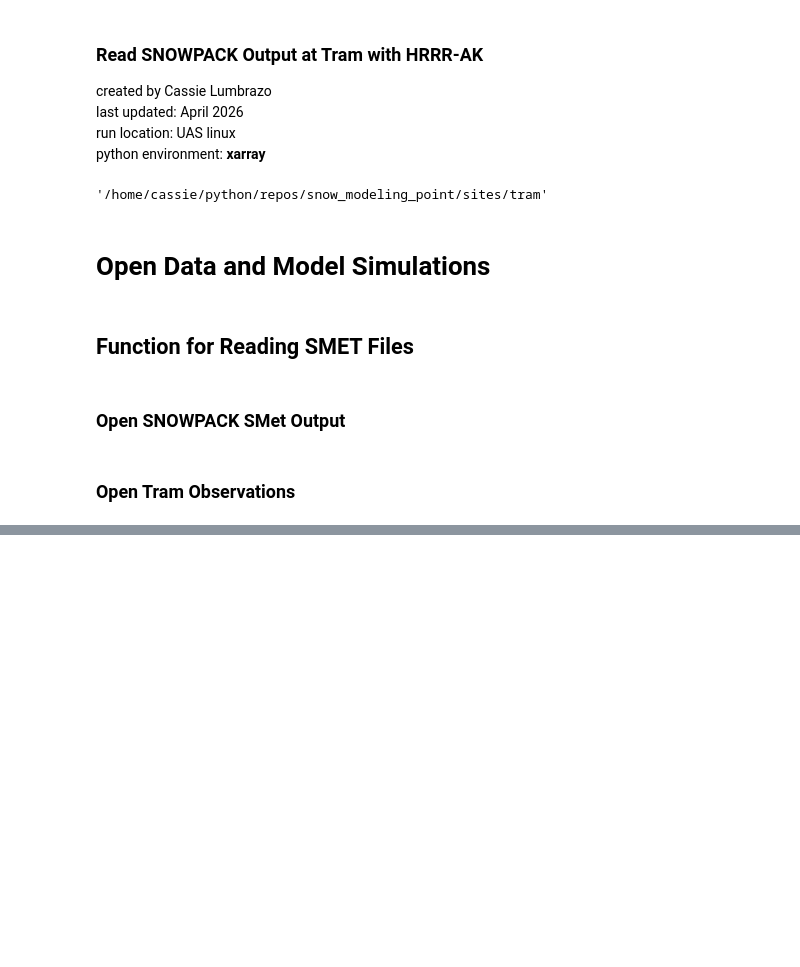
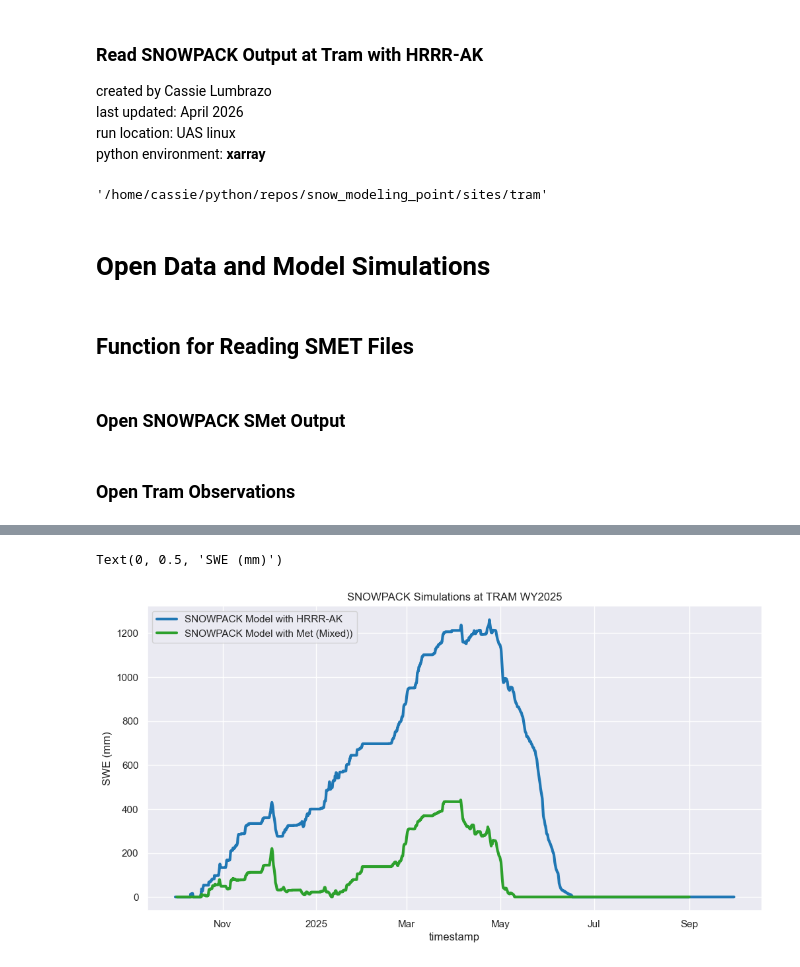
Before and after one commit to cassielumbrazo/snow_modeling_point, a Jupyter notebook: sites/tram/3_read_snowpack_output_tram_WY2025.ipynb, the cells around one changed output, grey strips where cells are left out. Saved outputs shown, nothing was run; the diff lists cells and outputs as text; code cells hidden in the pictures; blank space fills up the shorter version.

```diff
--- a/sites/tram/3_read_snowpack_output_tram_WY2025.ipynb
+++ b/sites/tram/3_read_snowpack_output_tram_WY2025.ipynb
@@ -130,0 +142,16 @@ plt.legend()
+# %%
+ds_snowpack_hrrrak.SWE.plot(label = 'SNOWPACK Model with HRRR-AK', linewidth = 3, color='tab:blue')
+ds_snowpack_met_hrrrak.SWE.plot(label = 'SNOWPACK Model with Met (Mixed))', linewidth = 3, color='tab:green')
+# ds_snowpack_met_hrrrak_ffill.SWE.plot(label = 'SNOWPACK Model with Met (Mixed) + Ffill', linewidth = 3, color='tab:red')
+# ds_snowpack_met_hrrrak_scale.SWE.plot(label = 'SNOWPACK Mod?el with Met (Mixed) + Ffill', linewidth = 3, color='tab:orange')
+
+
+plt.title('SNOWPACK Simulations at TRAM WY2025')
+plt.legend(loc = 'upper left')
+
+# plt.ylim([-10, 300])
+
+plt.ylabel('SWE (mm)')
+# %% [output]
+Text(0, 0.5, 'SWE (mm)')
+[figure, added]
```
Also changed, not shown: parts of 7 cells of this notebook, 5 other files.
